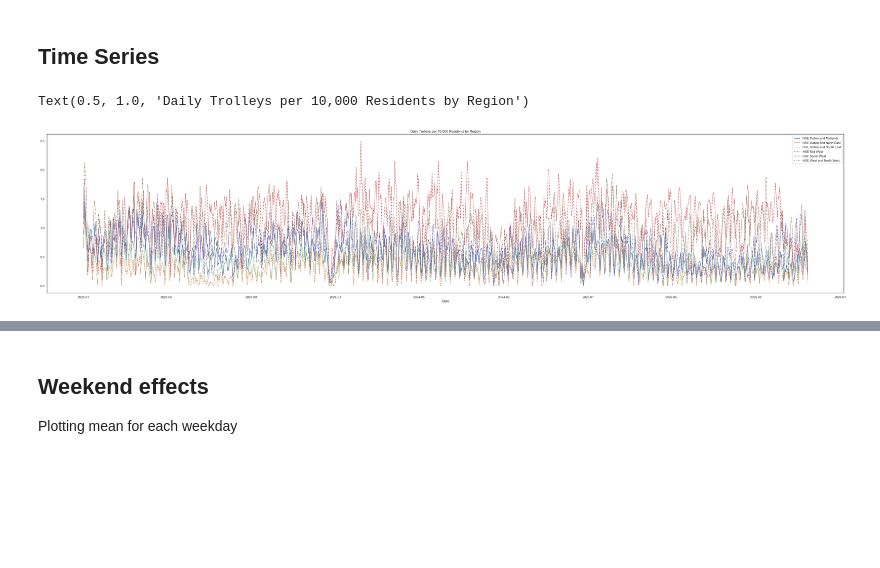
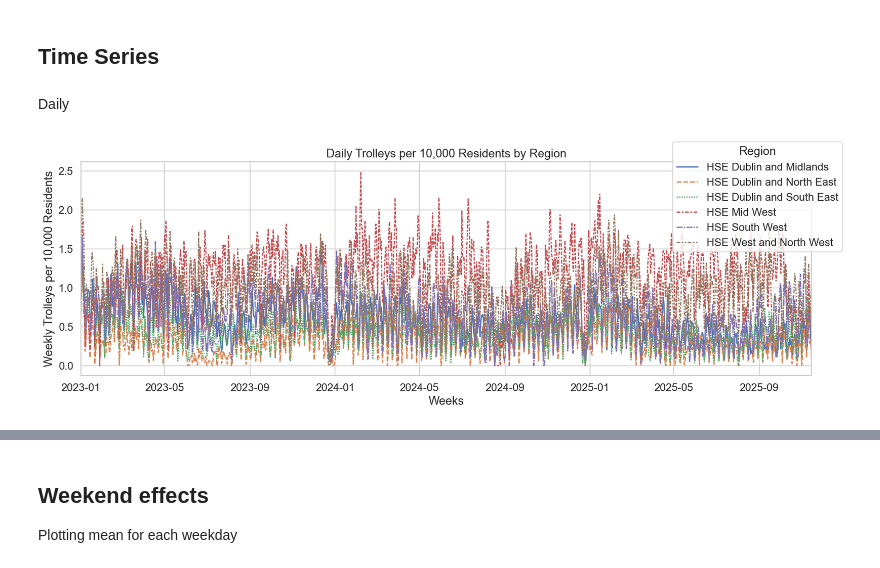
Before and after one commit to hotsoupisgood/scraping-hse-trolly-data, a Jupyter notebook: exploratory/regions.ipynb, the cells around one changed output, grey strips where cells are left out. Cells and saved outputs as stored; diff of their text form; code cells hidden in the pictures; blank space fills up the shorter version.

```diff
--- a/exploratory/regions.ipynb
+++ b/exploratory/regions.ipynb
@@ -5,19 +5,33 @@ import pandas as pd
 import seaborn as sns
 from scipy.signal import periodogram
 import matplotlib.pyplot as plt
-from scipy import signal
 
-sns.set_theme(style="white")
+sns.set_theme(style="whitegrid", font_scale=1.2)
 
 region_df=pd.read_csv("../data/wide_daily_scaledPer10k.csv")
 region_df.index=pd.to_datetime(region_df['Date'])
 region_df.drop(columns=['Date'], inplace=True)
+
+week_region_df=pd.read_csv("../data/wide_weekly_scaledPer10k.csv")
+week_region_df=week_region_df.T
+week_region_df.columns=week_region_df.iloc[0]
+week_region_df=week_region_df.drop(week_region_df.index[0])
+week_region_df=week_region_df.reset_index(drop=True)
 # %% [markdown]
 ## Time Series
+# %% [markdown]
+Daily
 # %%
-plt.figure(figsize=(50,10))
-sns.lineplot(data=region_df)
-plt.title("Daily Trolleys per 10,000 Residents by Region")
+plt.figure(figsize=(14, 5),dpi=120)
+ax=sns.lineplot(data=region_df)
+ax.set_title("Daily Trolleys per 10,000 Residents by Region")
+
+ax.set_xlim(region_df.index[0], region_df.index[-1])
+
+ax.set_xlabel('Weeks')
+ax.set_ylabel('Weekly Trolleys per 10,000 Residents')
+
+ax.legend(title='Region', bbox_to_anchor=(1.05, 1.12), loc='upper right')
+plt.tight_layout()
 # %% [output]
-Text(0.5, 1.0, 'Daily Trolleys per 10,000 Residents by Region')
-[figure, old version]
+[figure, new version]
```
Also changed, not shown: parts of 5 cells of this notebook, 45 other files.
